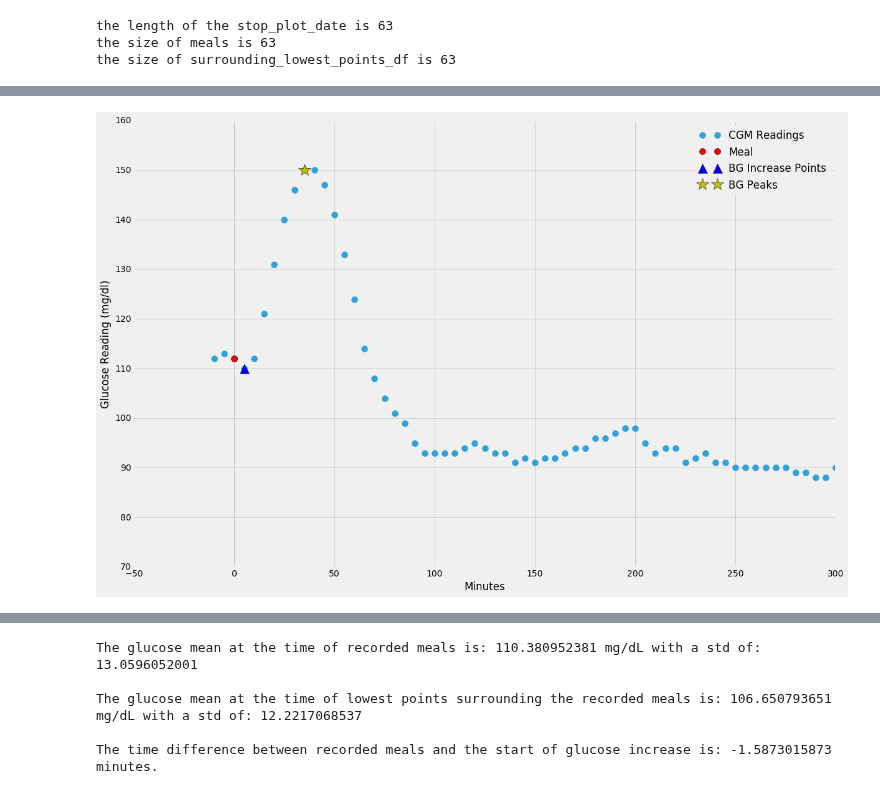
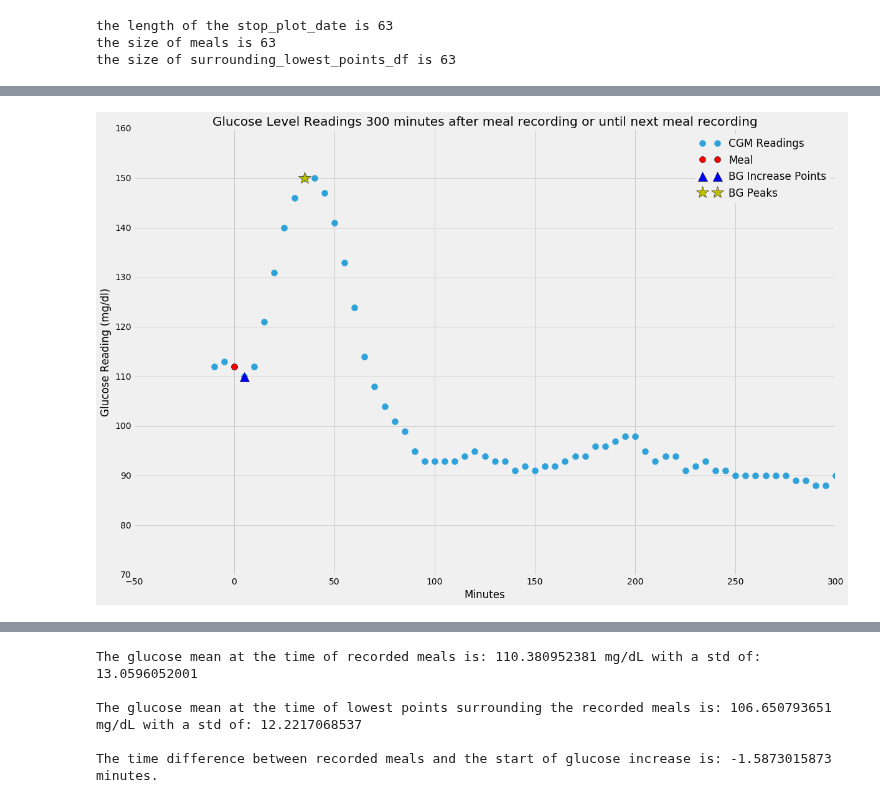
Before and after one commit to SalChem/Diabetic-Project, a Jupyter notebook: Single Polynomials.ipynb, the cells around one changed output, grey strips where cells are left out. Cells and saved outputs as stored; diff of their text form; code cells hidden in the pictures.

```diff
--- a/Single Polynomials.ipynb
+++ b/Single Polynomials.ipynb
@@ -789,32 +789,32 @@ def plottingg(df_all_plots_v2, df_P1_w_all_deletion):
         #row.plot(label='Meal Time at {}'.format(df_P1_w_all_deletion['Date'][j]))
 
         if (j==0):
             #Recorded meal time reading
             plt.plot(0, df_all_plots_v2[0][j], 'ro', markersize=10, label ='Meal')
             #Lowest surrounding point of increase
 
             plt.plot(offset_meal2increase[j], surrounding_lowest_points_df['mg/dL'][j], 'b^', markersize=15, label ='BG Increase Points')
             plt.plot(peak_elapsed_time[j], peak_points_df['mg/dL'][j], 'y*', markersize=20, label ='BG Peaks')
         else:
             plt.plot(0, df_all_plots_v2[0][j], 'ro', markersize=10, label ='Meal')
             plt.plot(offset_meal2increase[j], surrounding_lowest_points_df['mg/dL'][j], 'b^', markersize=15, label ='BG Increase Points')
             plt.plot(peak_elapsed_time[j], peak_points_df['mg/dL'][j], 'y*', markersize=20, label ='BG Peaks')
 
 
     plt.xlabel('Minutes')
     plt.ylabel('Glucose Reading (mg/dl)')
     plt.legend(loc='upper right')
     title = 'Glucose Level Readings {} minutes after meal recording or until next meal recording'.format(after_reading)
-    #plt.title(title)
+    plt.title(title)
 
 
     #Uncomment below to save plot
     #plt.savefig('Patient_1_Plotsaftermeal_iter0to5.png')
 
 df_all_plots_v2 = pd.DataFrame(columns=Plot_window)
 Plot_extraction_v2(df_P1_meals_w_deletion, df_all_plots_v2)
 plottingg(df_all_plots_v2, df_P1_meals_w_deletion)
 
 #print_full(df_P1_meals_w_deletion)
 # %% [output]
-[figure, old version]
+[figure, new version]
```
Also changed, not shown: parts of 7 cells of this notebook.
